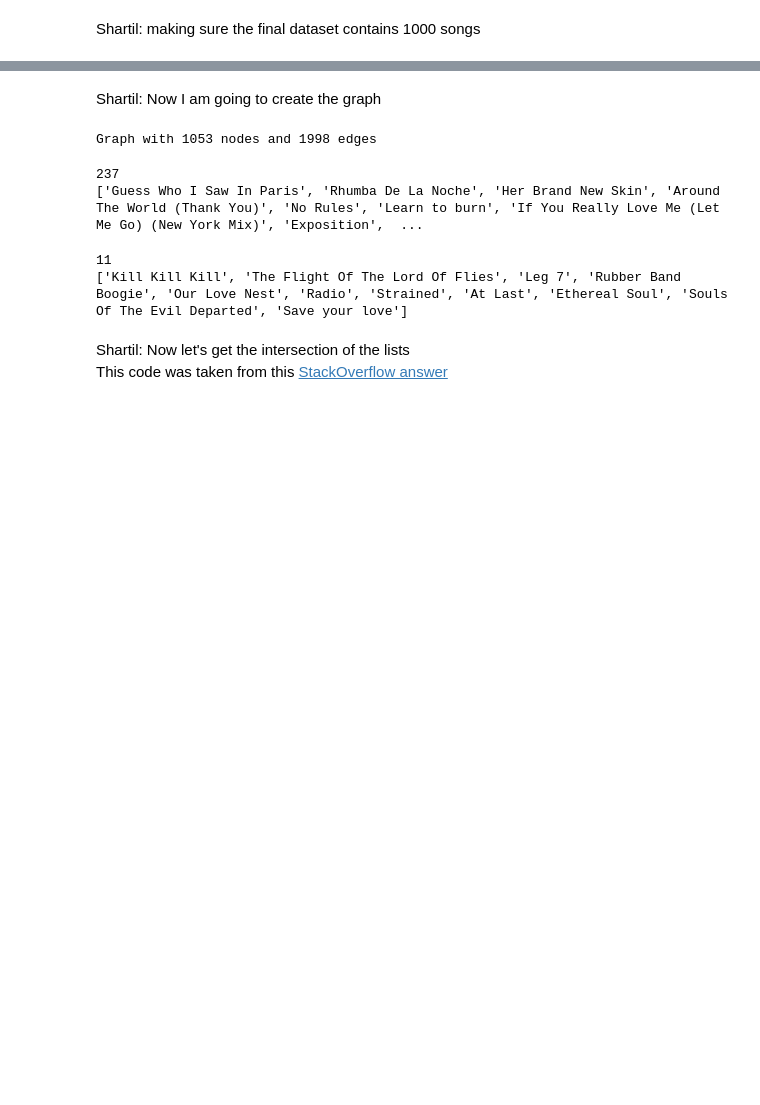
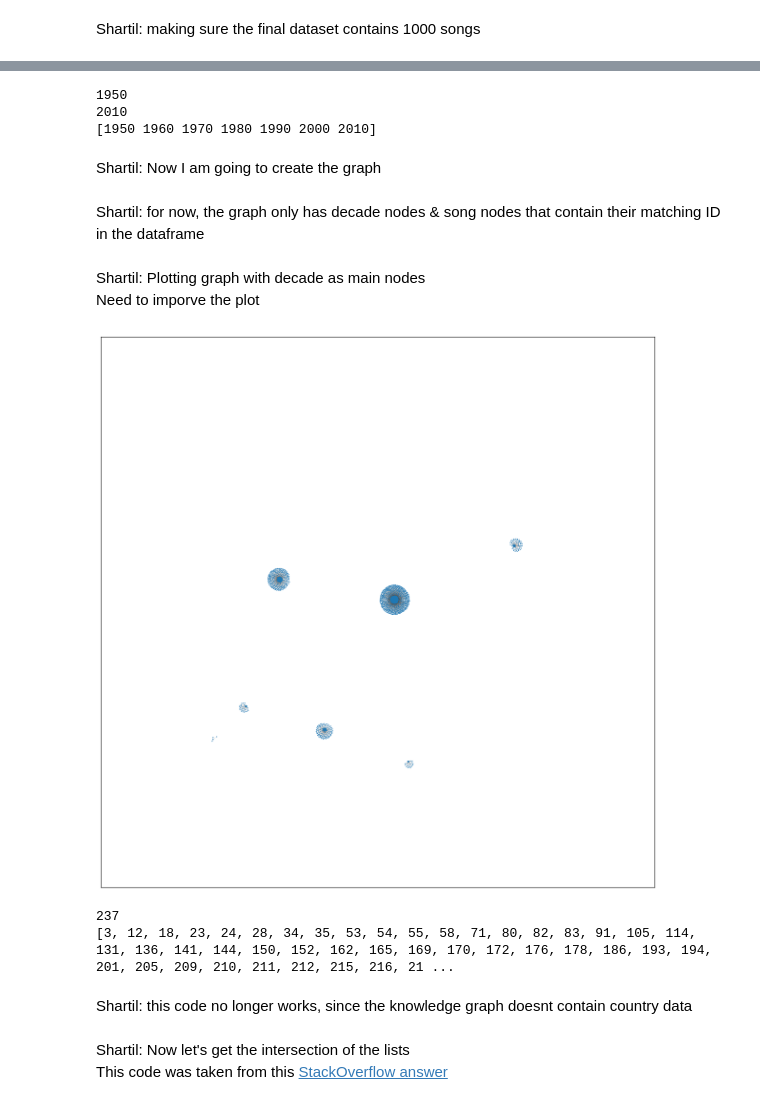
Before and after one commit to mega5800/Music-Recommendation-System, a Jupyter notebook: Code/experimental_code.ipynb, the cells around one changed output, grey strips where cells are left out. Cells and saved outputs as stored; diff of their text form; code cells hidden in the pictures; blank space fills up the shorter version.

Commit message:
Changes order of cells for better decade data retrieval

```diff
--- a/Code/experimental_code.ipynb
+++ b/Code/experimental_code.ipynb
@@ -208,3 +218,16 @@ print(music_dataset.shape)
+# %%
+min_decade = music_dataset[DECADE_COLUMN_NAME].min()
+max_decade = music_dataset[DECADE_COLUMN_NAME].max()
+
+print(min_decade)
+print(max_decade)
+
+decade_array = np.arange(min_decade, max_decade + 10, 10, dtype=int)
+print(decade_array)
+# %% [output]
+1950
+2010
+[1950 1960 1970 1980 1990 2000 2010]
 # %%
 if not os.path.isdir(MUSIC_DATA_FOLDER_PATH):
     os.mkdir(MUSIC_DATA_FOLDER_PATH)
@@ -216,23 +239,51 @@ Shartil: Now I am going to create the graph
 music_graph = nx.Graph()
 # %%
 music_graph.add_nodes_from(decade_array.tolist())
-music_graph.add_nodes_from(music_dataset[COUNTRY_COLUMN_NAME].unique().tolist())
+#music_graph.add_nodes_from(music_dataset[COUNTRY_COLUMN_NAME].unique().tolist())
 music_graph.add_nodes_from(music_dataset[SONG_TITLE_COLUMN_NAME].tolist())
+# %% [markdown]
+Shartil: for now, the graph only has decade nodes & song nodes that contain their matching ID in the dataframe
 # %%
 relationships = []
 for index, row in music_dataset.iterrows():
-    current_song_title = row[SONG_TITLE_COLUMN_NAME]
+    #current_song_title = row[SONG_TITLE_COLUMN_NAME]
     current_decade = row[DECADE_COLUMN_NAME]
-    current_country = row[COUNTRY_COLUMN_NAME]
+    #current_country = row[COUNTRY_COLUMN_NAME]
 
-    relationships.append((current_decade, current_song_title, {"label": "release_decade"}))
-    relationships.append((current_country, current_song_title, {"label": "release_country"}))
+    relationships.append((current_decade, index, {"label": "release_decade"}))
+    #relationships.append((current_decade, current_song_title, {"label": "release_decade"}))
+    #relationships.append((current_country, current_song_title, {"label": "release_country"}))
 
 music_graph.add_edges_from(relationships)
-# %%
-print(music_graph)
-# %% [output]
-Graph with 1053 nodes and 1998 edges
+# %% [markdown]
+Shartil: Plotting graph with decade as main nodes<br>
+Need to imporve the plot
+# %%
+# use spring layout
+pos = nx.spring_layout(music_graph)
+
+# compute degree centrality
+# degree represents the number of edges from each node,
+# the centrality allows us to undertsand the more 'popular' nodes
+cent = nx.degree_centrality(music_graph)
+cent_array = np.array(list(cent.values()))
+
+# size of nodes will be proportional to their popularity
+node_size = list(map(lambda x: x * 500, cent.values()))
+
+
+plt.figure(figsize=(15, 15))
+
+#draw nodes
+nodes = nx.draw_networkx_nodes(music_graph, pos, node_size=node_size,
+                               cmap=plt.cm.plasma,
+                               nodelist=list(cent.keys()))
+# draw edges
+edges = nx.draw_networkx_edges(music_graph, pos, width=0.25, alpha=0.3)
+
+plt.show()
+# %% [output]
+[figure, added]
 # %%
 def get_songs_by_criteria(music_graph, given_criteria):
     selected_songs = [ song for song in music_graph[given_criteria].keys()]
@@ -248,15 +299,14 @@ decade_songs = get_songs_by_criteria(music_graph, decade_input)
 print_length_and_items(decade_songs)
 # %% [output]
 237
-['Guess Who I Saw In Paris', 'Rhumba De La Noche', 'Her Brand New Skin', 'Around The World (Thank You)', 'No Rules', 'Learn to burn', 'If You Really Love Me (Let Me Go) (New York Mix)', 'Exposition',  ...
+[3, 12, 18, 23, 24, 28, 34, 35, 53, 54, 55, 58, 71, 80, 82, 83, 91, 105, 114, 131, 136, 141, 144, 150, 152, 162, 165, 169, 170, 172, 176, 178, 186, 193, 194, 201, 205, 209, 210, 211, 212, 215, 216, 21 ...
+# %% [markdown]
+Shartil: this code no longer works, since the knowledge graph doesnt contain country data
 # %%
-country_input = "Sweden"
+# country_input = "Sweden"
 
-country_songs = get_songs_by_criteria(music_graph, country_input)
-print_length_and_items(country_songs)
+# country_songs = get_songs_by_criteria(music_graph, country_input)
+# print_length_and_items(country_songs)
-# %% [output]
-11
-['Kill Kill Kill', 'The Flight Of The Lord Of Flies', 'Leg 7', 'Rubber Band Boogie', 'Our Love Nest', 'Radio', 'Strained', 'At Last', 'Ethereal Soul', 'Souls Of The Evil Departed', 'Save your love']
 # %% [markdown]
 Shartil: Now let's get the intersection of the lists<br>
 This code was taken from this [StackOverflow answer](https://stackoverflow.com/a/3697438/9609586)
```
Also changed, not shown: parts of 11 cells of this notebook, 1 other file.
